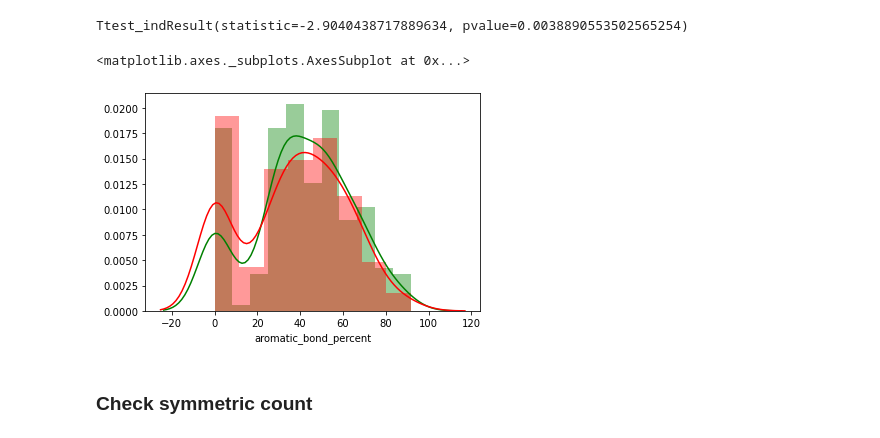
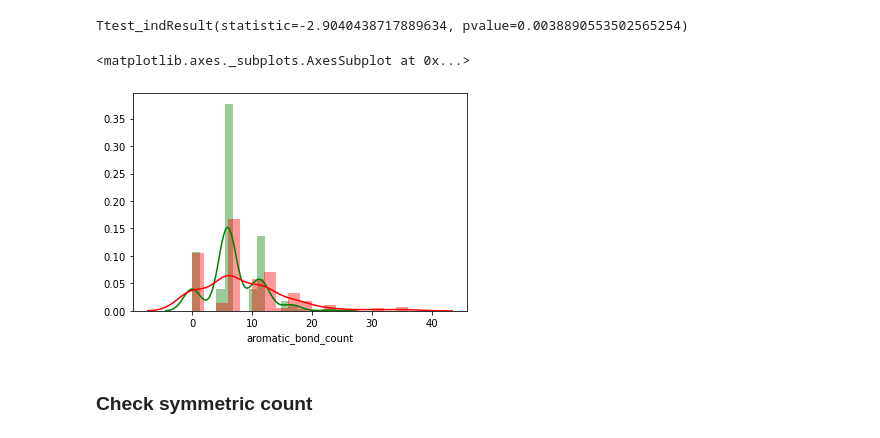
Before and after one commit to VEK239/StructGNN-lipophilicity, a Jupyter notebook: notebooks/baselines/2_analyzing_morgan_models.ipynb, the cells around one changed output. Saved outputs shown, nothing was run; the diff lists cells and outputs as text; code cells hidden in the pictures.

Commit message:
MPAPC-25 Changed description of analyzing function and fixed plotting

```diff
--- a/notebooks/baselines/2_analyzing_morgan_models.ipynb
+++ b/notebooks/baselines/2_analyzing_morgan_models.ipynb
@@ -512,11 +514,11 @@ print(stats.ttest_ind(best_n_vals.aromatic_bond_count, worst_n_vals.aromatic_bon
 # %% [output]
 Ttest_indResult(statistic=-2.9040438717889634, pvalue=0.0038890553502565254)
 # %%
-sns.distplot(best_n_vals.aromatic_bond_percent, color='g')
-sns.distplot(worst_n_vals.aromatic_bond_percent, color='r')
+sns.distplot(best_n_vals.aromatic_bond_count, color='g')
+sns.distplot(worst_n_vals.aromatic_bond_count, color='r')
 # %% [output]
 <matplotlib.axes._subplots.AxesSubplot at 0x...>
-[figure, old version]
+[figure, new version]
 # %% [markdown]
 ### Check symmetric count
 # %%
```
Also changed, not shown: parts of 5 cells of this notebook.
